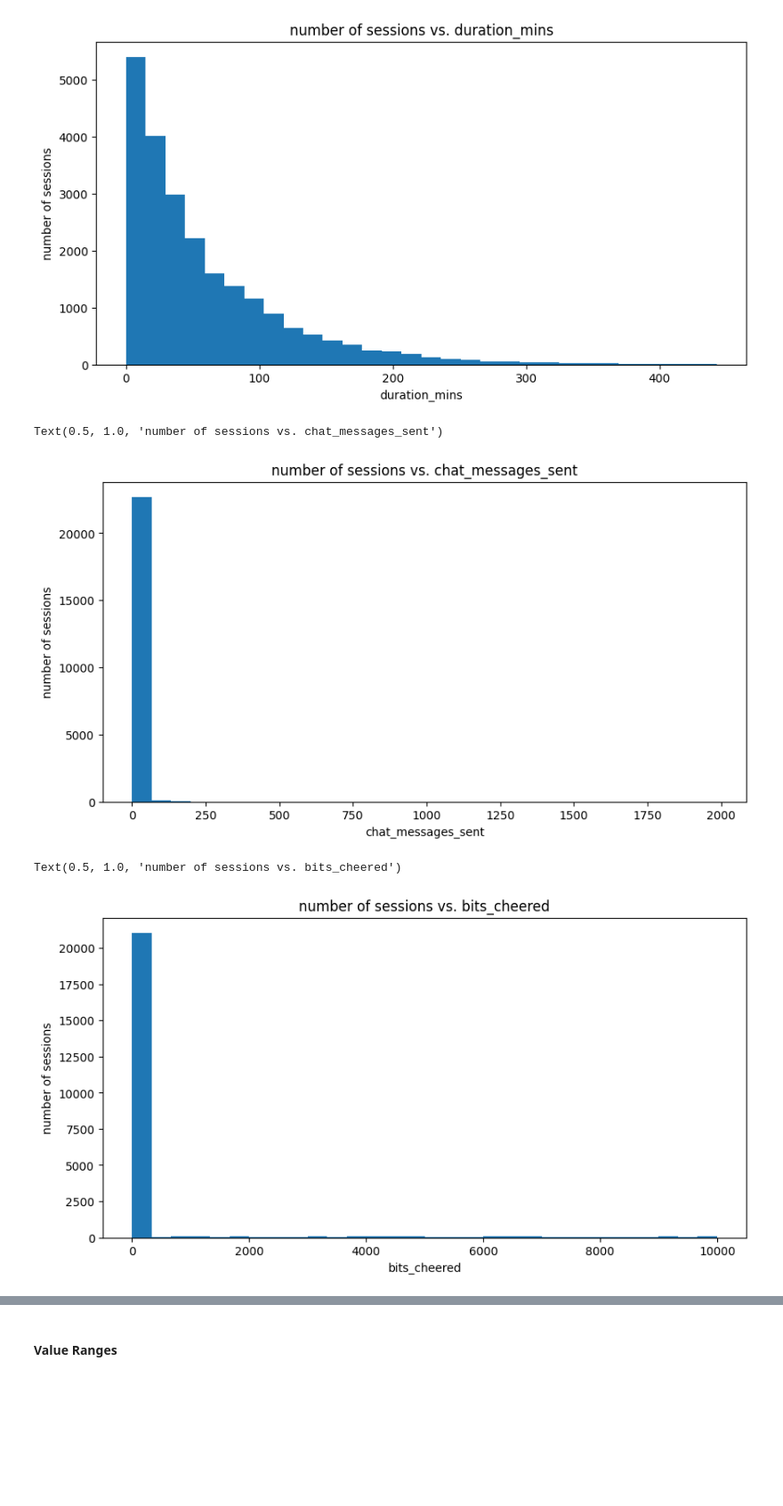
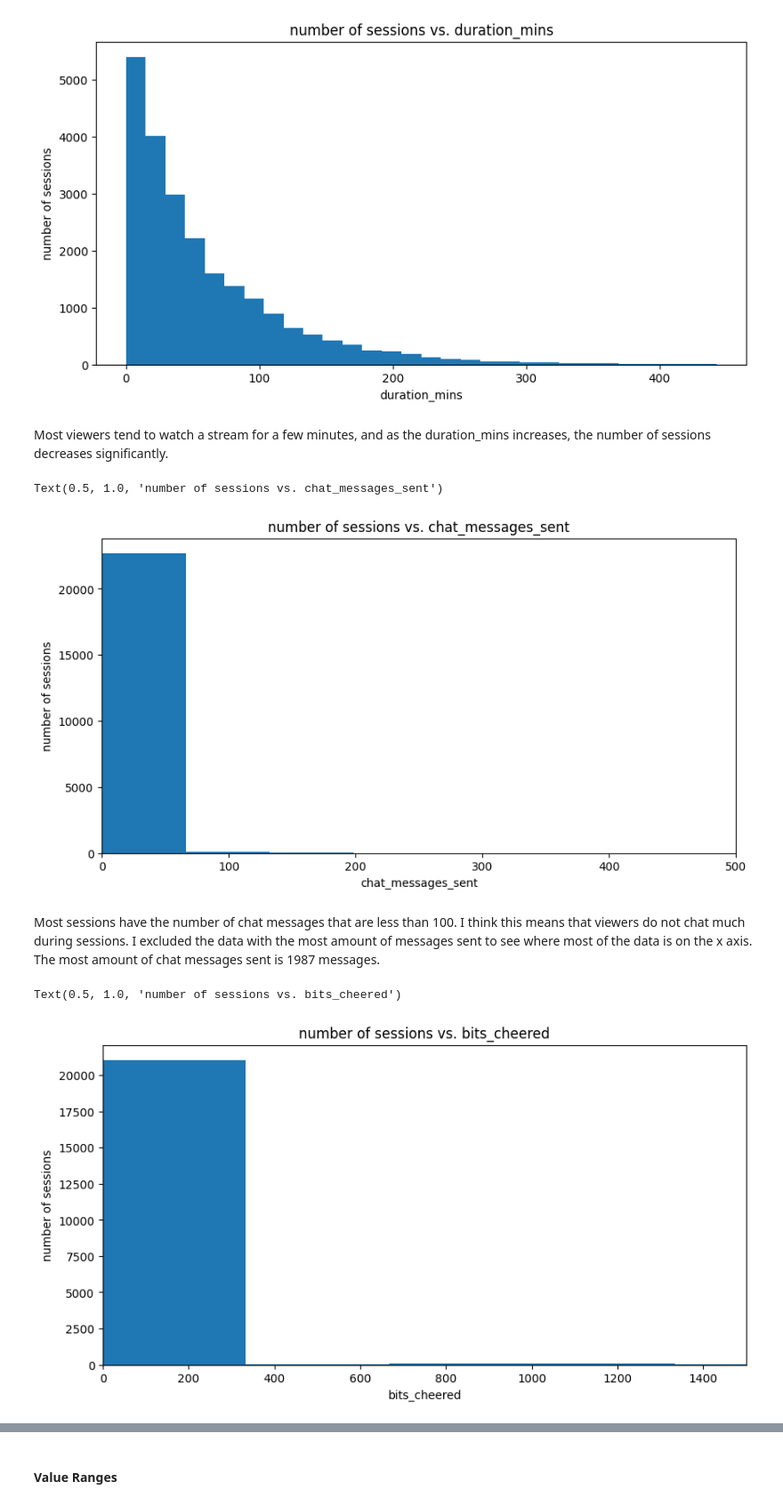
Before and after one commit to ChristianSantos2671/Santos_Christian_A01, a Jupyter notebook: iat461_a1_cs.ipynb, the cells around one changed output, grey strips where cells are left out. Shown at 89% size. Saved outputs shown, nothing was run; the diff lists cells and outputs as text; code cells hidden in the pictures; blank space fills up the shorter version.

```diff
--- a/iat461_a1_cs.ipynb
+++ b/iat461_a1_cs.ipynb
@@ -70,21 +74,27 @@ plt.title("number of sessions vs. duration_mins")
 # %% [output]
 Text(0.5, 1.0, 'number of sessions vs. duration_mins')
 [figure]
+# %% [markdown]
+Most viewers tend to watch a stream for a few minutes, and as the duration_mins increases, the number of sessions decreases significantly.
 # %%
 plt.figure(figsize=(10, 5))
 plt.hist(df_sessions["chat_messages_sent"], bins=30)
+plt.xlim(0, 500)
 plt.xlabel("chat_messages_sent")
 plt.ylabel("number of sessions")
 plt.title("number of sessions vs. chat_messages_sent")
 # %% [output]
 Text(0.5, 1.0, 'number of sessions vs. chat_messages_sent')
-[figure, old version]
+[figure, new version]
+# %% [markdown]
+Most sessions have the number of chat messages that are less than 100. I think this means that viewers do not chat much during sessions. I excluded the data with the most amount of messages sent to see where most of the data is on the x axis. The most amount of chat messages sent is 1987 messages.
 # %%
 plt.figure(figsize=(10, 5))
 plt.hist(df_sessions["bits_cheered"], bins=30)
+plt.xlim(0, 1500)
 plt.xlabel("bits_cheered")
 plt.ylabel("number of sessions")
 plt.title("number of sessions vs. bits_cheered")
 # %% [output]
 Text(0.5, 1.0, 'number of sessions vs. bits_cheered')
-[figure, old version]
+[figure, new version]
```
Also changed, not shown: parts of 29 cells of this notebook.
